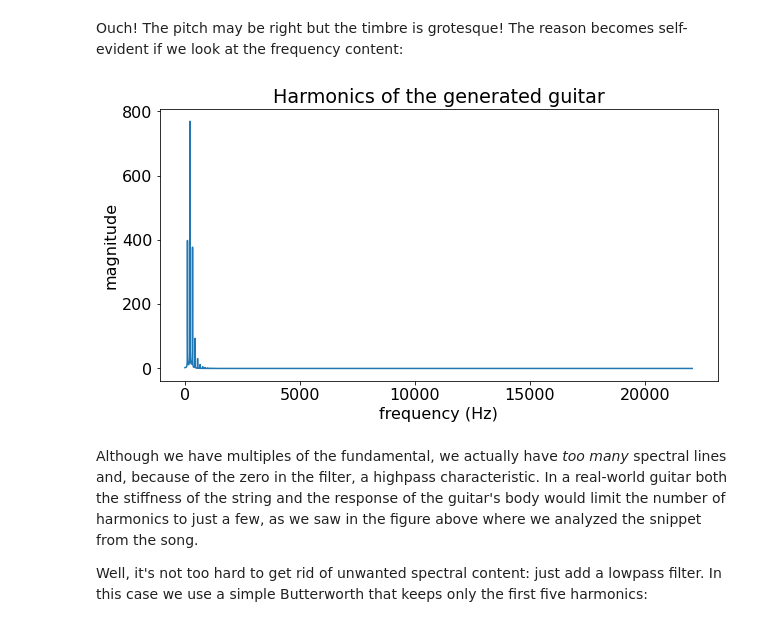
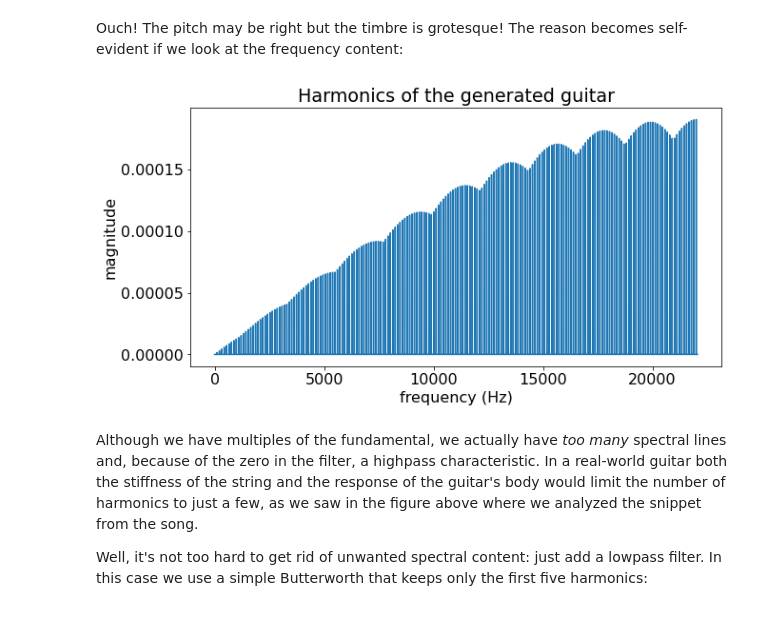
Before and after one commit to lucieperrotta/computersandmusic, a Jupyter notebook: Beatles.ipynb, the cells around one changed output. Saved outputs shown, nothing was run; the diff lists cells and outputs as text; code cells hidden in the pictures.

Commit message:
plt.magnitude_sprectrum()
Removed most usages of plt.plot(np.abs(np.fft.fft(...)))

```diff
--- a/Beatles.ipynb
+++ b/Beatles.ipynb
@@ -143,12 +138,12 @@ s = s[0:int(len(s)/2)]
 # %%
 plt.figure(figsize=figsize)
-plt.plot(np.linspace(0,1,len(s))*(fs/2), s)
+plt.magnitude_spectrum(y, Fs=fs)
 plt.xlabel("frequency (Hz)")
 plt.ylabel("magnitude")
 plt.title("Harmonics of the generated guitar")
 plt.show()
 # %% [output]
-[figure, old version]
+[figure, new version]
 # %% [markdown]
 Although we have multiples of the fundamental, we actually have _too many_ spectral lines and, because of the zero in the filter, a highpass characteristic. In a real-world guitar both the stiffness of the string and the response of the guitar's body would limit the number of harmonics to just a few, as we saw in the figure above where we analyzed the snippet from the song.
 
```
Also changed, not shown: parts of 6 cells of this notebook, 9 other files.
